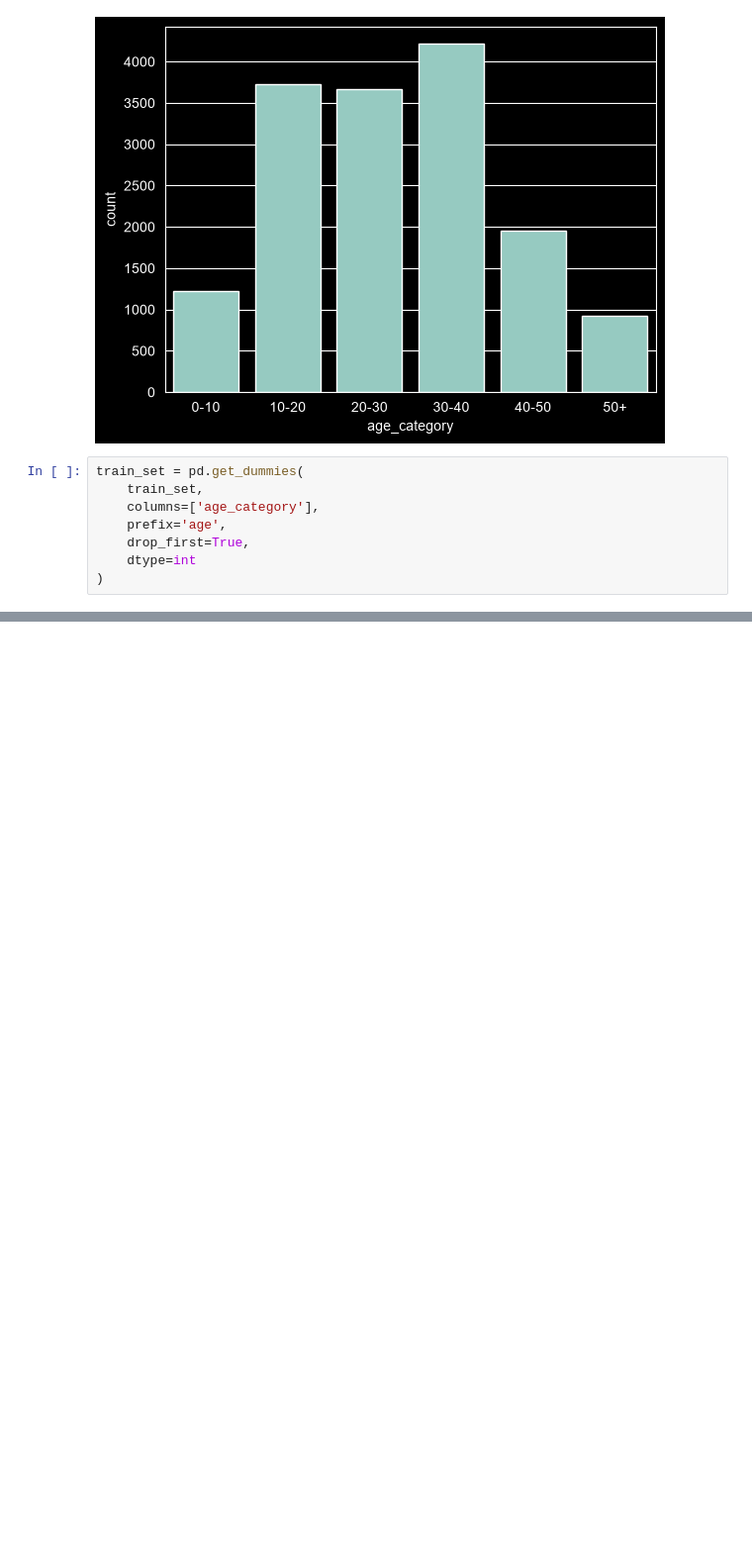
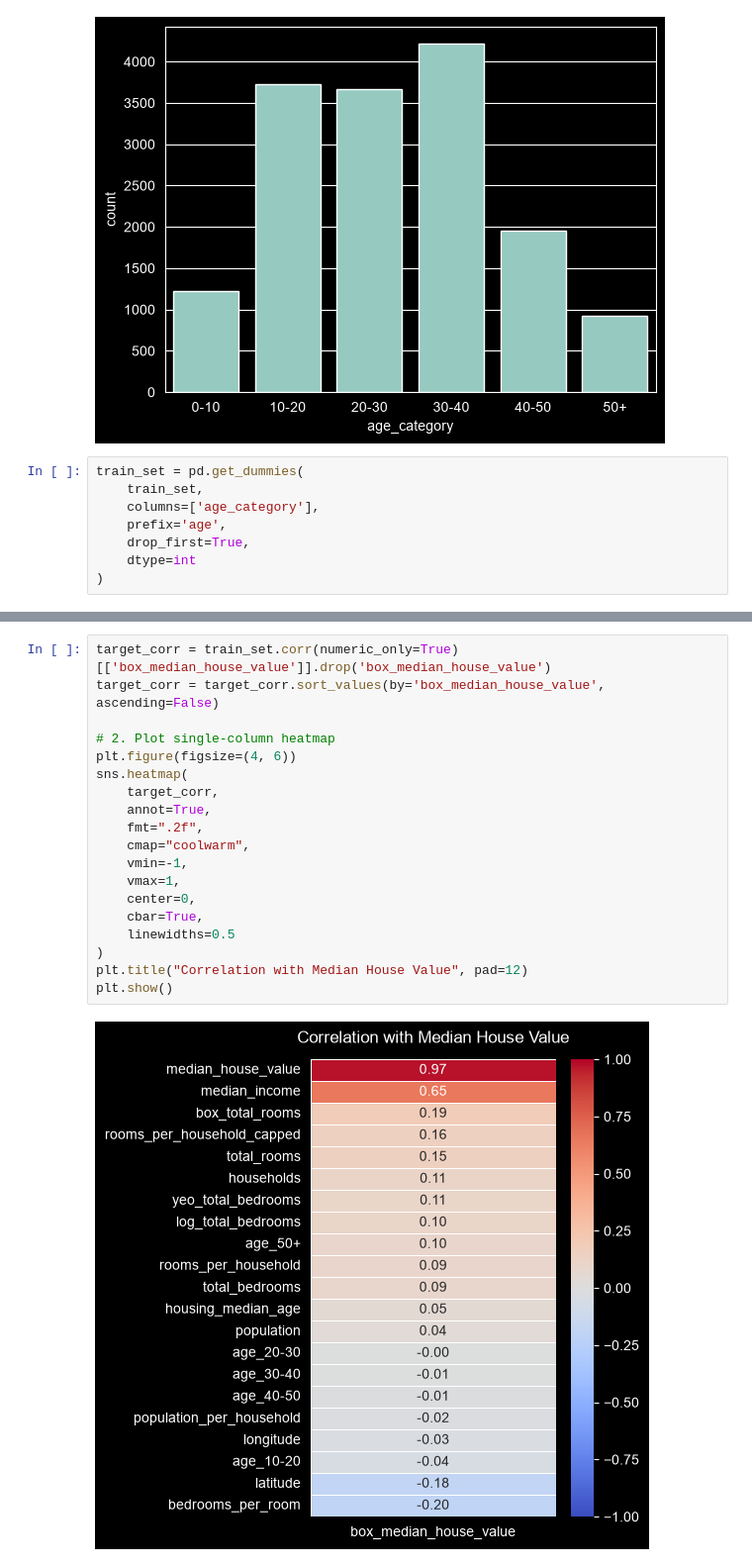
Before and after one commit to Nezzusa/HousingPredictionML, a Jupyter notebook: data Analysis.ipynb, the cells around one changed output, grey strips where cells are left out. Shown at 99% size. Drawn from its saved outputs; the diff is of its cells as text; blank space fills up the shorter version.

```diff
--- a/data Analysis.ipynb
+++ b/data Analysis.ipynb
@@ -265,0 +295,21 @@ train_set.head()
+# %%
+target_corr = train_set.corr(numeric_only=True)[['box_median_house_value']].drop('box_median_house_value')
+target_corr = target_corr.sort_values(by='box_median_house_value', ascending=False)
+
+# 2. Plot single-column heatmap
+plt.figure(figsize=(4, 6))
+sns.heatmap(
+    target_corr,
+    annot=True,
+    fmt=".2f",
+    cmap="coolwarm",
+    vmin=-1,
+    vmax=1,
+    center=0,
+    cbar=True,
+    linewidths=0.5
+)
+plt.title("Correlation with Median House Value", pad=12)
+plt.show()
+# %% [output]
+[figure, added]
```
Also changed, not shown: parts of 6 cells of this notebook.
